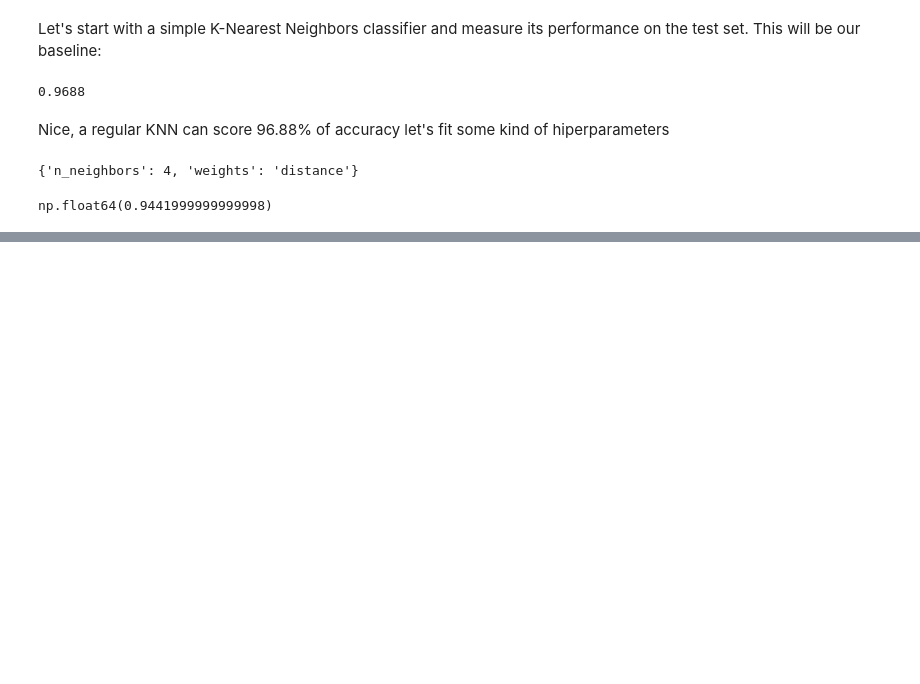
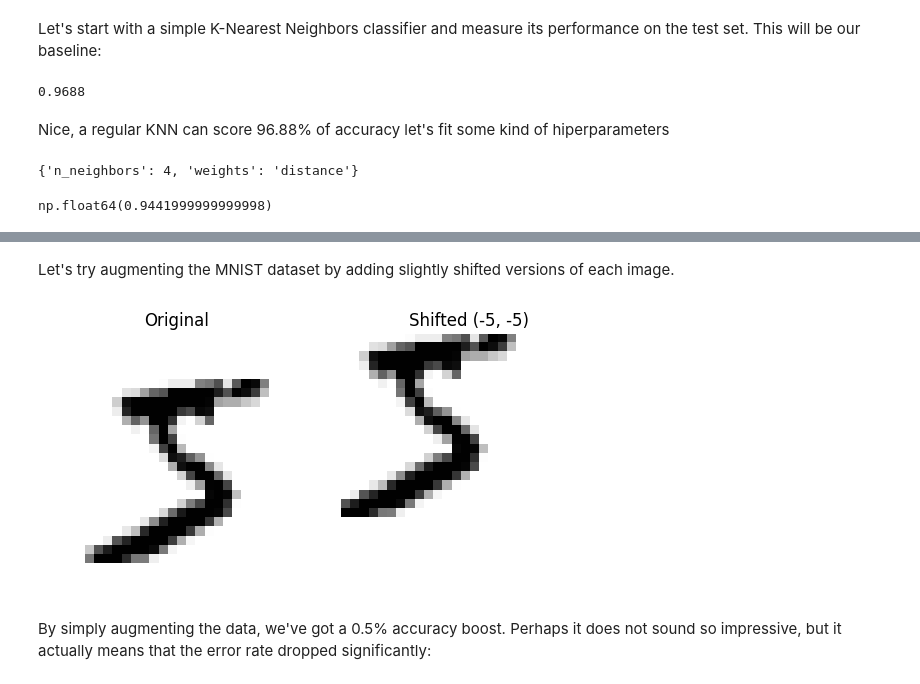
Before and after one commit to Sechi42/homl-study, a Jupyter notebook: 03_classification/03_classification.ipynb, the cells around one changed output, grey strips where cells are left out. Saved outputs shown, nothing was run; the diff lists cells and outputs as text; code cells hidden in the pictures; blank space fills up the shorter version.

```diff
--- a/03_classification/03_classification.ipynb
+++ b/03_classification/03_classification.ipynb
@@ -794,0 +800,2 @@ accuracy_score(y_test, knn_clf.predict(X_test))
+# %% [markdown]
+Let's try augmenting the MNIST dataset by adding slightly shifted versions of each image.
@@ -794,0 +804,26 @@ accuracy_score(y_test, knn_clf.predict(X_test))
+# %%
+def shift_image(image, dx, dy):
+    image = image.reshape((28, 28))
+    image = shift(image, [dy, dx], cval=0, mode="constant")
+
+    return image.reshape([-1])
+# %%
+
+# Imagen original y desplazada
+fig, axs = plt.subplots(1, 2, figsize=(6, 3))
+
+# Original
+axs[0].imshow(some_digit.reshape(28, 28), cmap='binary')
+axs[0].set_title('Original')
+axs[0].axis('off')
+
+# Desplazada (-5, -5)
+shifted = shift_image(some_digit, -5, -5)
+axs[1].imshow(shifted.reshape(28, 28), cmap='binary')
+axs[1].set_title('Shifted (-5, -5)')
+axs[1].axis('off')
+
+plt.tight_layout()
+plt.show()
+# %% [output]
+[figure, added]
@@ -794,0 +856,2 @@ accuracy_score(y_test, knn_clf.predict(X_test))
+# %% [markdown]
+By simply augmenting the data, we've got a 0.5% accuracy boost. Perhaps it does not sound so impressive, but it actually means that the error rate dropped significantly:
```
Also changed, not shown: parts of 36 cells of this notebook, 2 other files.
